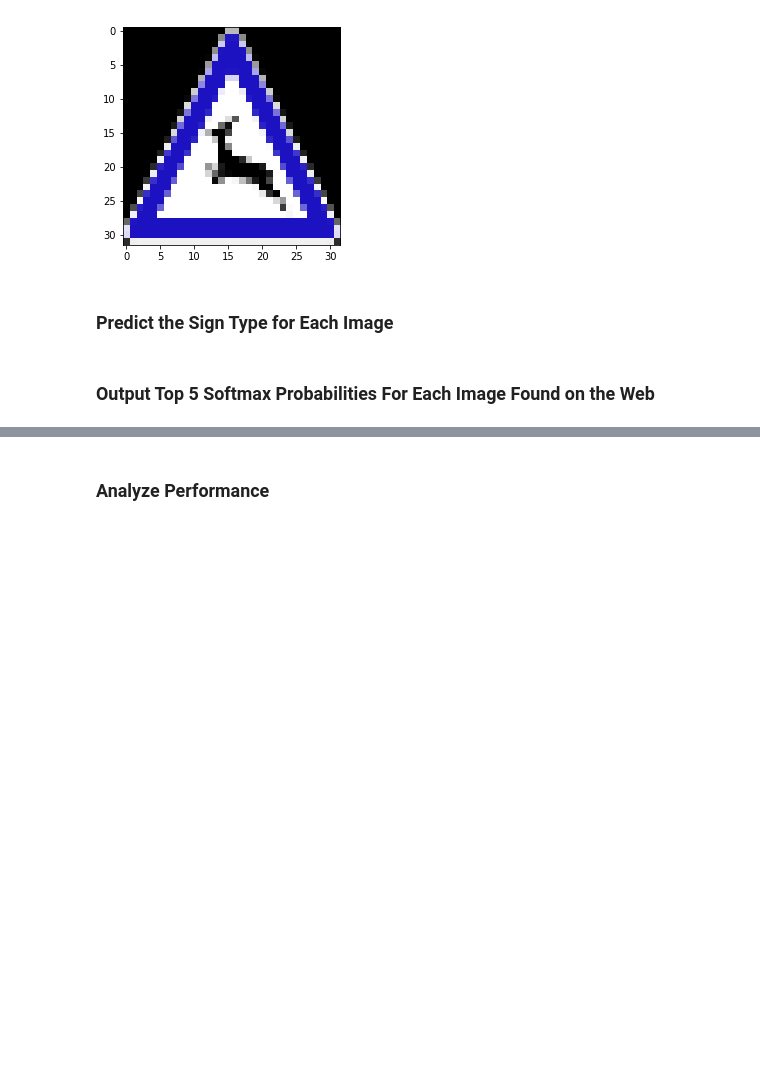
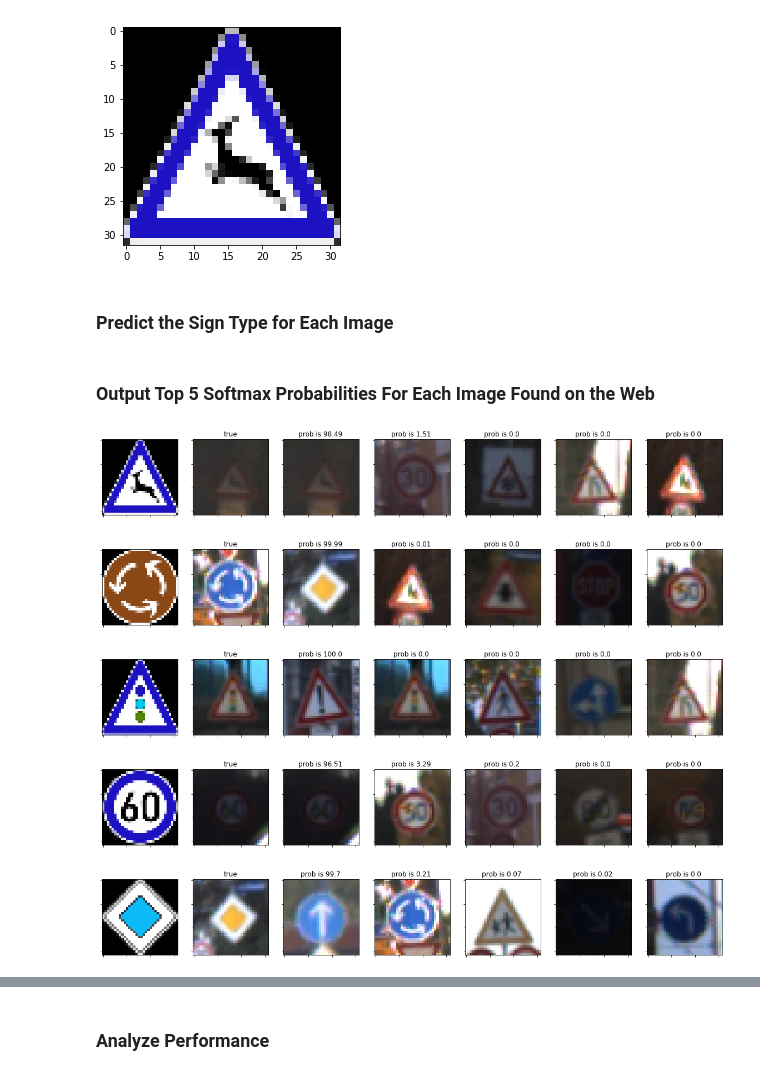
Before and after one commit to WatermelonCircle/CarND_traffic_sign_classifier, a Jupyter notebook: Traffic_Sign_Classifier.ipynb, the cells around one changed output, grey strips where cells are left out. Drawn from its saved outputs; the diff is of its cells as text; code cells hidden in the pictures; blank space fills up the shorter version.

```diff
--- a/Traffic_Sign_Classifier.ipynb
+++ b/Traffic_Sign_Classifier.ipynb
@@ -300,12 +302,12 @@ ch=3
 if gray==0:
     X_train_norm=(X_train.astype(int)-128)/128
     X_valid_norm=(X_valid.astype(int)-128)/128
-    X_test_norm=(X_valid.astype(int)-128)/128
+    X_test_norm=(X_test.astype(int)-128)/128
 else:
     ch=1
     X_train_norm=(X_train_gray-128)/128
     X_valid_norm=(X_valid_gray-128)/128
-    X_test_norm=(X_valid_gray-128)/128
+    X_test_norm=(X_test_gray-128)/128
 
 #print(X_train.shape,X_train_norm.shape)
 # %%
@@ -344,14 +346,14 @@ def LeNet(x,weights):
     conv1 = tf.nn.bias_add(conv1, biases['bc1'])
 
     # TODO: Activation.
-    conv1 = tf.nn.relu(conv1)
+    conv1 = tf.nn.relu(conv1,name='conv1')
     # TODO: Pooling. Input = 28x28x6. Output = 14x14x6.
     pool1=tf.nn.max_pool(conv1,ksize=[1,2,2,1],strides=[1,2,2,1],padding='VALID')
     # TODO: Layer 2: Convolutional. Output = 10x10x16.
     conv2 = tf.nn.conv2d(pool1, weights['wc2'], strides=[1, 1, 1, 1], padding='VALID')
     conv2 = tf.nn.bias_add(conv2, biases['bc2'])
     # TODO: Activation.
-    conv2 = tf.nn.relu(conv2)
+    conv2 = tf.nn.relu(conv2,name='conv2')
     # add dropout for overfitting
     #dropout1=tf.nn.dropout(conv2,0.6)
     # TODO: Pooling. Input = 10x10x16. Output = 5x5x16.
@@ -387,7 +389,7 @@ sets imply underfitting. A high accuracy on the training set but low accuracy on
 # %% [markdown]
 ## train pipeline
 # %%
-rate = 0.2 # learning rate
+rate = 0.15 # learning rate
 beta = 0.001  #regularization coefficient
 
 mu = 0
@@ -476,0 +481,6 @@ Model saved
+# %%
+with tf.Session() as sess:
+    new_saver = tf.train.import_meta_graph('lenet.meta')
+    new_saver.restore(sess, tf.train.latest_checkpoint('.'))
+    test_accuracy = evaluate(X_test_norm, y_test)
+    print("Test Accuracy = {:.3f}".format(test_accuracy))
@@ -525,6 +537,38 @@ csv = np.genfromtxt('signnames.csv',delimiter=",", dtype="i4,|U25")
 signname = np.delete(csv, (0), axis=0)
 # %% [markdown]
 ### Output Top 5 Softmax Probabilities For Each Image Found on the Web
+# %%
+## Plot the image and predicted sign names
+y_online=np.array([31, 40, 26, 3, 12])
+y_pos=np.arange(5)
+#plt.figure(figsize=(10,10))
+for i in range(len(test_imgs)):
+    fig = plt.figure(figsize=(20,20))
+    ax1=fig.add_subplot(5,7,i*7+1)
+    ax1.set_xticklabels([])
+    ax1.set_yticklabels([])
+    ax1.imshow(test_imgs[i])
+
+    ax2=fig.add_subplot(5,7,i*7+2)
+    ax2.set_xticklabels([])
+    ax2.set_yticklabels([])
+    plt.imshow(unique_image[y_online[i]])
+    plt.title('true')
+
+    for j in range(5):
+
+        ax=fig.add_subplot(5,7,i*7+3+j)
+        ax.set_xticklabels([])
+        ax.set_yticklabels([])
+        plt.imshow(unique_image[Top5[1][i][j]])
+        percent=round(100*Top5[0][i][j], 2)
+        plt.title('prob is %s '%(percent))
+# %% [output]
+[figure, added]
+[figure, added]
+[figure, added]
+[figure, added]
+[figure, added]
 # %%
 ## Plot the image and predicted sign names
 fig = plt.figure(figsize=(10,10))
```
Also changed, not shown: parts of 13 cells of this notebook.
